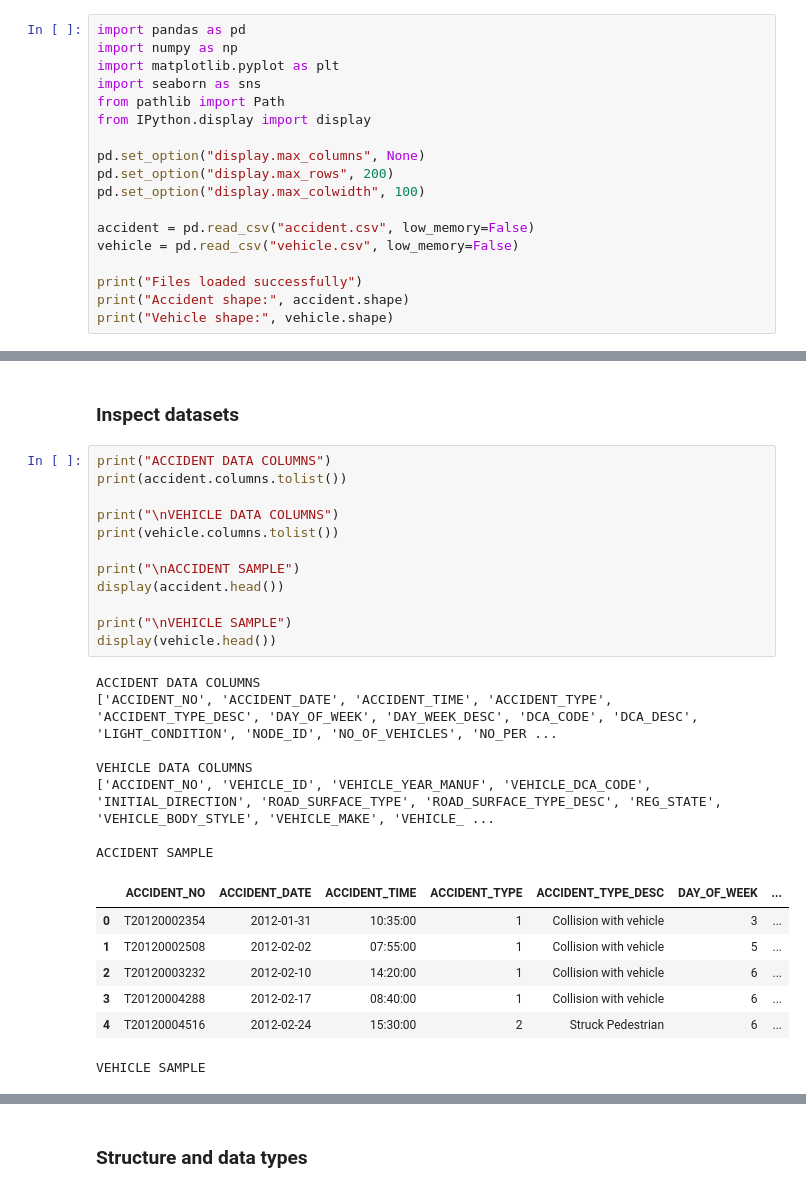
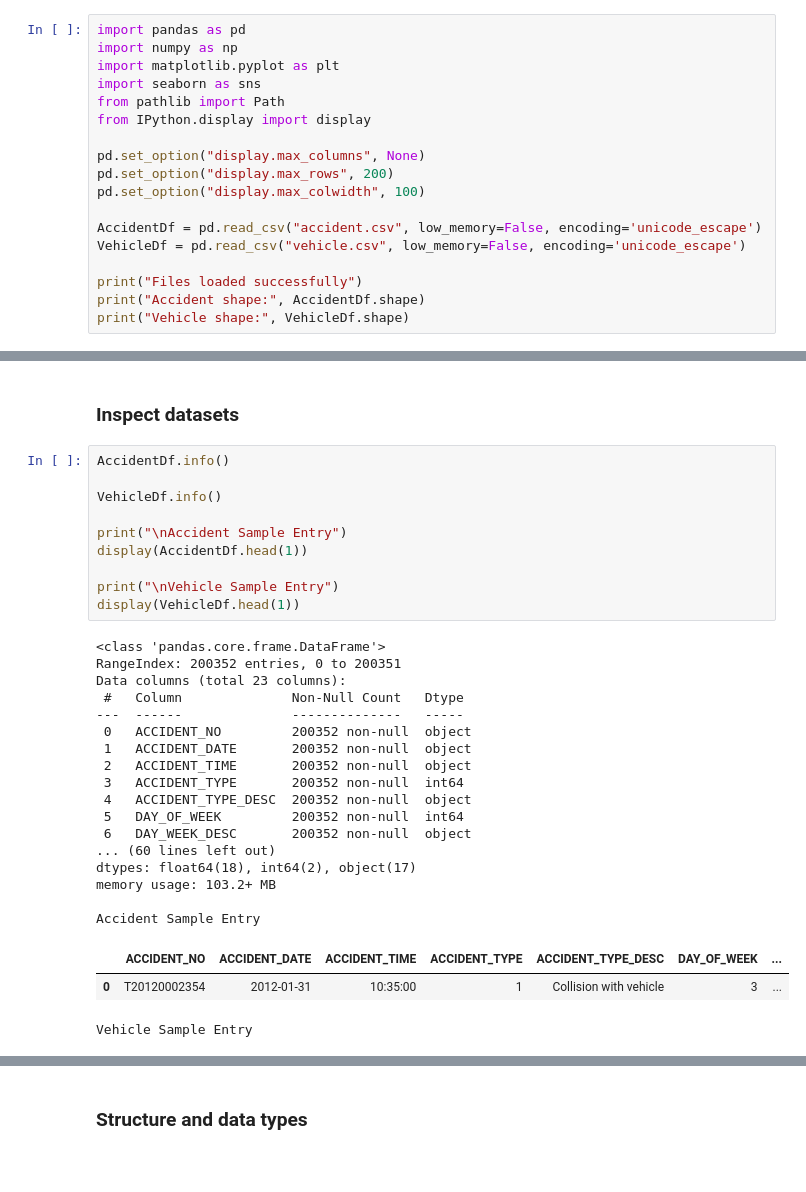
Before and after one commit to goku123-png/IAB353-Data-Analytics-for-Enterprise-Systems, a Jupyter notebook: Iab353.ipynb, the cells around one changed output, grey strips where cells are left out. Drawn from its saved outputs; the diff is of its cells as text; blank space fills up the shorter version.

```diff
--- a/Iab353.ipynb
+++ b/Iab353.ipynb
@@ -14,12 +14,12 @@ pd.set_option("display.max_columns", None)
 pd.set_option("display.max_rows", 200)
 pd.set_option("display.max_colwidth", 100)
 
-accident = pd.read_csv("accident.csv", low_memory=False)
-vehicle = pd.read_csv("vehicle.csv", low_memory=False)
+AccidentDf = pd.read_csv("accident.csv", low_memory=False, encoding='unicode_escape')
+VehicleDf = pd.read_csv("vehicle.csv", low_memory=False, encoding='unicode_escape')
 
 print("Files loaded successfully")
-print("Accident shape:", accident.shape)
-print("Vehicle shape:", vehicle.shape)
+print("Accident shape:", AccidentDf.shape)
+print("Vehicle shape:", VehicleDf.shape)
 # %% [output]
 Files loaded successfully
 Accident shape: (200352, 23)
@@ -27,31 +41,35 @@ Vehicle shape: (365470, 37)
 # %% [markdown]
 ### Inspect datasets
 # %%
-print("ACCIDENT DATA COLUMNS")
-print(accident.columns.tolist())
+AccidentDf.info()
 
-print("\nVEHICLE DATA COLUMNS")
-print(vehicle.columns.tolist())
+VehicleDf.info()
 
-print("\nACCIDENT SAMPLE")
-display(accident.head())
+print("\nAccident Sample Entry")
+display(AccidentDf.head(1))
 
-print("\nVEHICLE SAMPLE")
-display(vehicle.head())
+print("\nVehicle Sample Entry")
+display(VehicleDf.head(1))
 # %% [output]
-ACCIDENT DATA COLUMNS
-['ACCIDENT_NO', 'ACCIDENT_DATE', 'ACCIDENT_TIME', 'ACCIDENT_TYPE', 'ACCIDENT_TYPE_DESC', 'DAY_OF_WEEK', 'DAY_WEEK_DESC', 'DCA_CODE', 'DCA_DESC', 'LIGHT_CONDITION', 'NODE_ID', 'NO_OF_VEHICLES', 'NO_PER ...
+<class 'pandas.core.frame.DataFrame'>
+RangeIndex: 200352 entries, 0 to 200351
+Data columns (total 23 columns):
+ #   Column              Non-Null Count   Dtype
+---  ------              --------------   -----
+ 0   ACCIDENT_NO         200352 non-null  object
+ 1   ACCIDENT_DATE       200352 non-null  object
+ 2   ACCIDENT_TIME       200352 non-null  object
+ 3   ACCIDENT_TYPE       200352 non-null  int64
+ 4   ACCIDENT_TYPE_DESC  200352 non-null  object
+ 5   DAY_OF_WEEK         200352 non-null  int64
+ 6   DAY_WEEK_DESC       200352 non-null  object
+... (60 lines left out)
+dtypes: float64(18), int64(2), object(17)
+memory usage: 103.2+ MB
 
-VEHICLE DATA COLUMNS
-['ACCIDENT_NO', 'VEHICLE_ID', 'VEHICLE_YEAR_MANUF', 'VEHICLE_DCA_CODE', 'INITIAL_DIRECTION', 'ROAD_SURFACE_TYPE', 'ROAD_SURFACE_TYPE_DESC', 'REG_STATE', 'VEHICLE_BODY_STYLE', 'VEHICLE_MAKE', 'VEHICLE_ ...
-
-ACCIDENT SAMPLE
+Accident Sample Entry
 |  | ACCIDENT_NO | ACCIDENT_DATE | ACCIDENT_TIME | ACCIDENT_TYPE | ACCIDENT_TYPE_DESC | DAY_OF_WEEK | ... |
 | 0 | T20120002354 | 2012-01-31 | 10:35:00 | 1 | Collision with vehicle | 3 | ... |
-| 1 | T20120002508 | 2012-02-02 | 07:55:00 | 1 | Collision with vehicle | 5 | ... |
-| 2 | T20120003232 | 2012-02-10 | 14:20:00 | 1 | Collision with vehicle | 6 | ... |
-| 3 | T20120004288 | 2012-02-17 | 08:40:00 | 1 | Collision with vehicle | 6 | ... |
-| 4 | T20120004516 | 2012-02-24 | 15:30:00 | 2 | Struck Pedestrian | 6 | ... |
-VEHICLE SAMPLE
+Vehicle Sample Entry
 |  | ACCIDENT_NO | VEHICLE_ID | VEHICLE_YEAR_MANUF | VEHICLE_DCA_CODE | INITIAL_DIRECTION | ROAD_SURFACE_TYPE | ... |
 | 0 | T20120000009 | A | 1996.0 | 1.0 | E | 1.0 | ... |
```
Also changed, not shown: parts of 14 cells of this notebook, 2 other files.
